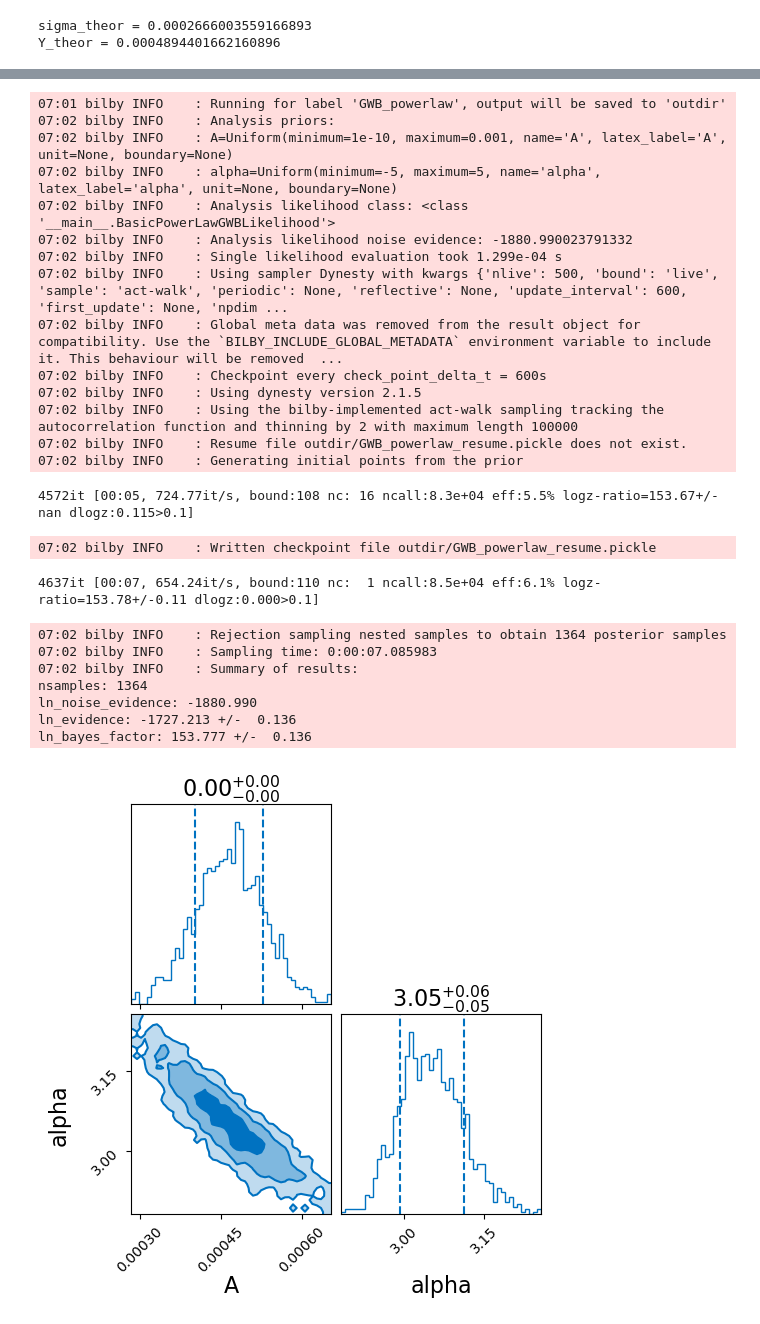
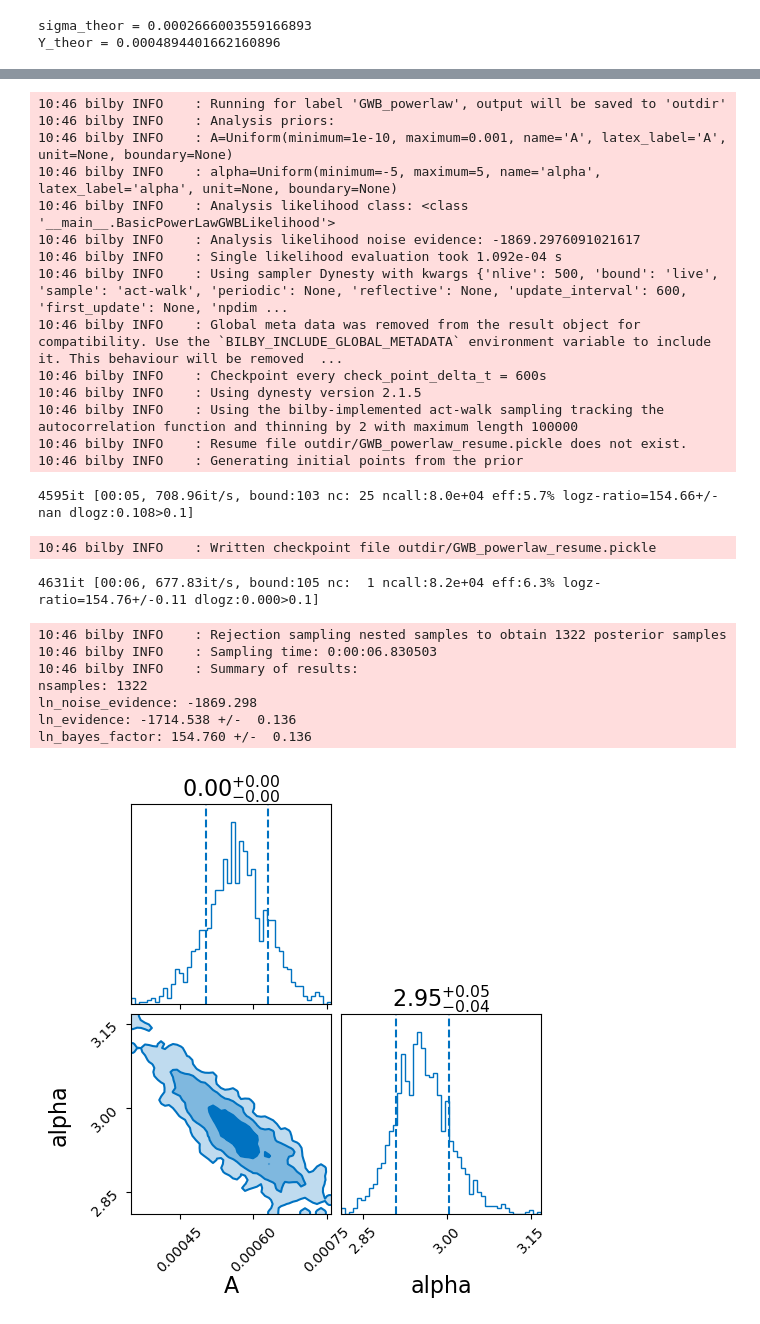
Before and after one commit to josephromano/stochastic_extralite, a Jupyter notebook: notebooks/test_SimulatedData.ipynb, the cells around one changed output, grey strips where cells are left out. Cells and saved outputs as stored; diff of their text form; code cells hidden in the pictures.

Commit message:
working version; cleaned up

```diff
--- a/notebooks/test_SimulatedData.ipynb
+++ b/notebooks/test_SimulatedData.ipynb
@@ -130 +81,4 @@ print(var0_fs)
+# %%
+# run stochastic pipeline
+Y_fs, var_fs, segmentStartTimes, freqs=stochastic(d1,d2,segmentDuration,deltaFcg,verbose=False)
 # %%
@@ -152,3 +99,0 @@ print(var0_f)
-# %%
-# run stochastic pipeline
-Y_fs, var_fs, segmentStartTimes, freqs=stochastic(d1,d2,segmentDuration,deltaFcg)
@@ -230,48 +127,48 @@ print(var_f)
 # %%
 # A few simple setup steps
 label = 'GWB_powerlaw'
 outdir = 'outdir'
 
 cleanup_dir(outdir)
 
 Amin,Amax,alpha_min,alpha_max=1e-10,1e-3,-5,5
 fref=25
 
-likelihood = BasicPowerLawGWBLikelihood(Y0_f[1:],var0_f[1:],freqs[1:],fref)
+likelihood = BasicPowerLawGWBLikelihood(Y_f[1:],var_f[1:],freqs[1:],fref)
 priors = dict(A=bilby.core.prior.Uniform(Amin,Amax, 'A'),
               alpha=bilby.core.prior.Uniform(alpha_min,alpha_max, 'alpha'))
 
 # And run sampler
 result = bilby.run_sampler(
     likelihood=likelihood, priors=priors, sampler='dynesty', npoints=500,
     walks=10, outdir=outdir, label=label,maxmcmc=50000)
 result.plot_corner()
 # %% [output]
-07:01 bilby INFO    : Running for label 'GWB_powerlaw', output will be saved to 'outdir'
-07:02 bilby INFO    : Analysis priors:
-07:02 bilby INFO    : A=Uniform(minimum=1e-10, maximum=0.001, name='A', latex_label='A', unit=None, boundary=None)
-07:02 bilby INFO    : alpha=Uniform(minimum=-5, maximum=5, name='alpha', latex_label='alpha', unit=None, boundary=None)
-07:02 bilby INFO    : Analysis likelihood class: <class '__main__.BasicPowerLawGWBLikelihood'>
-07:02 bilby INFO    : Analysis likelihood noise evidence: -1880.990023791332
-07:02 bilby INFO    : Single likelihood evaluation took 1.299e-04 s
-07:02 bilby INFO    : Using sampler Dynesty with kwargs {'nlive': 500, 'bound': 'live', 'sample': 'act-walk', 'periodic': None, 'reflective': None, 'update_interval': 600, 'first_update': None, 'npdim ...
-07:02 bilby INFO    : Global meta data was removed from the result object for compatibility. Use the `BILBY_INCLUDE_GLOBAL_METADATA` environment variable to include it. This behaviour will be removed  ...
-07:02 bilby INFO    : Checkpoint every check_point_delta_t = 600s
-07:02 bilby INFO    : Using dynesty version 2.1.5
-07:02 bilby INFO    : Using the bilby-implemented act-walk sampling tracking the autocorrelation function and thinning by 2 with maximum length 100000
-07:02 bilby INFO    : Resume file outdir/GWB_powerlaw_resume.pickle does not exist.
-07:02 bilby INFO    : Generating initial points from the prior
+10:46 bilby INFO    : Running for label 'GWB_powerlaw', output will be saved to 'outdir'
+10:46 bilby INFO    : Analysis priors:
+10:46 bilby INFO    : A=Uniform(minimum=1e-10, maximum=0.001, name='A', latex_label='A', unit=None, boundary=None)
+10:46 bilby INFO    : alpha=Uniform(minimum=-5, maximum=5, name='alpha', latex_label='alpha', unit=None, boundary=None)
+10:46 bilby INFO    : Analysis likelihood class: <class '__main__.BasicPowerLawGWBLikelihood'>
+10:46 bilby INFO    : Analysis likelihood noise evidence: -1869.2976091021617
+10:46 bilby INFO    : Single likelihood evaluation took 1.092e-04 s
+10:46 bilby INFO    : Using sampler Dynesty with kwargs {'nlive': 500, 'bound': 'live', 'sample': 'act-walk', 'periodic': None, 'reflective': None, 'update_interval': 600, 'first_update': None, 'npdim ...
+10:46 bilby INFO    : Global meta data was removed from the result object for compatibility. Use the `BILBY_INCLUDE_GLOBAL_METADATA` environment variable to include it. This behaviour will be removed  ...
+10:46 bilby INFO    : Checkpoint every check_point_delta_t = 600s
+10:46 bilby INFO    : Using dynesty version 2.1.5
+10:46 bilby INFO    : Using the bilby-implemented act-walk sampling tracking the autocorrelation function and thinning by 2 with maximum length 100000
+10:46 bilby INFO    : Resume file outdir/GWB_powerlaw_resume.pickle does not exist.
+10:46 bilby INFO    : Generating initial points from the prior
-4572it [00:05, 724.77it/s, bound:108 nc: 16 ncall:8.3e+04 eff:5.5% logz-ratio=153.67+/-nan dlogz:0.115>0.1]
+4595it [00:05, 708.96it/s, bound:103 nc: 25 ncall:8.0e+04 eff:5.7% logz-ratio=154.66+/-nan dlogz:0.108>0.1]
-07:02 bilby INFO    : Written checkpoint file outdir/GWB_powerlaw_resume.pickle
+10:46 bilby INFO    : Written checkpoint file outdir/GWB_powerlaw_resume.pickle
-4637it [00:07, 654.24it/s, bound:110 nc:  1 ncall:8.5e+04 eff:6.1% logz-ratio=153.78+/-0.11 dlogz:0.000>0.1]
+4631it [00:06, 677.83it/s, bound:105 nc:  1 ncall:8.2e+04 eff:6.3% logz-ratio=154.76+/-0.11 dlogz:0.000>0.1]
-07:02 bilby INFO    : Rejection sampling nested samples to obtain 1364 posterior samples
-07:02 bilby INFO    : Sampling time: 0:00:07.085983
-07:02 bilby INFO    : Summary of results:
-nsamples: 1364
-ln_noise_evidence: -1880.990
-ln_evidence: -1727.213 +/-  0.136
-ln_bayes_factor: 153.777 +/-  0.136
+10:46 bilby INFO    : Rejection sampling nested samples to obtain 1322 posterior samples
+10:46 bilby INFO    : Sampling time: 0:00:06.830503
+10:46 bilby INFO    : Summary of results:
+nsamples: 1322
+ln_noise_evidence: -1869.298
+ln_evidence: -1714.538 +/-  0.136
+ln_bayes_factor: 154.760 +/-  0.136
-[figure, old version]
+[figure, new version]
 # %%
 A=result.samples[:,0]
 alpha=result.samples[:,1]
```
Also changed, not shown: parts of 14 cells of this notebook, 1 other file.
